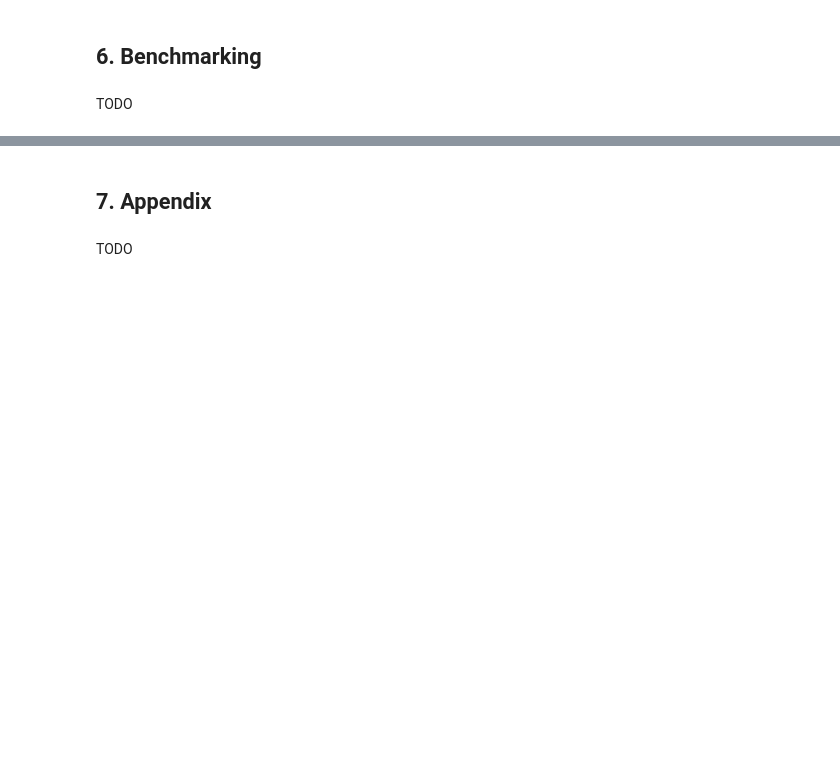
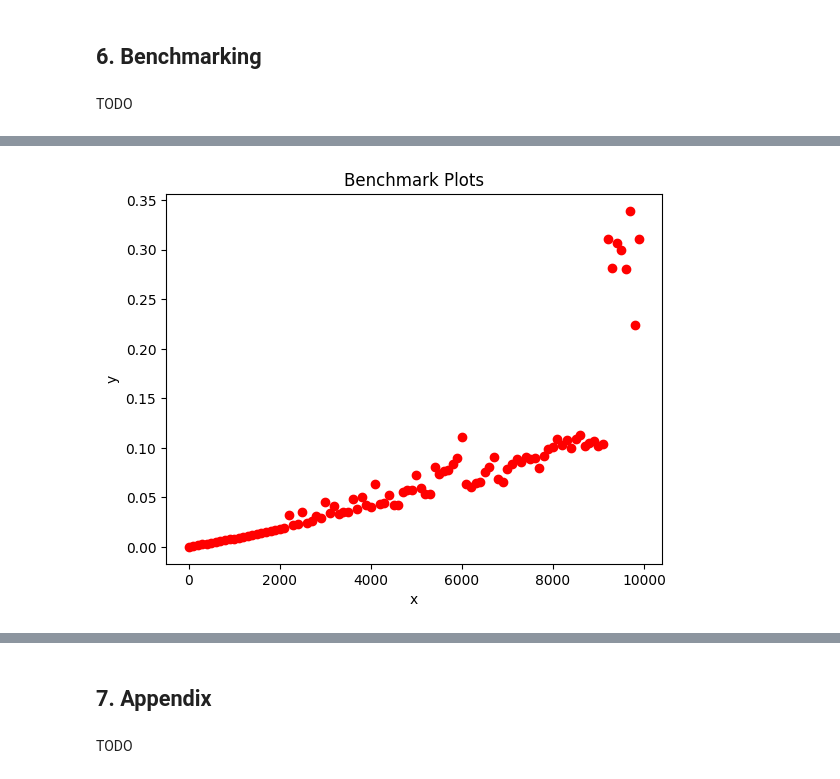
Before and after one commit to Insufficient-Charge/CSC3310_TeamN, a Jupyter notebook: Lab2.ipynb, the cells around one changed output, grey strips where cells are left out. Cells and saved outputs as stored; diff of their text form; code cells hidden in the pictures; blank space fills up the shorter version.

Commit message:
Benchmark changes

```diff
--- a/Lab2.ipynb
+++ b/Lab2.ipynb
@@ -426,0 +466,19 @@ TODO
+# %%
+avg_times = []
+ns = range(100, int(10e3), 100)
+a = -100
+b = 100
+num_cases = 10
+
+for n in ns:
+    cases = [generate_points(n,a,b) for _ in range(num_cases)]
+    elapsed_times = [benchmark(case, do_print=True) for case in cases]
+    elapsed_avg_time = sum(elapsed_times) / len(elapsed_times)
+    avg_times.append(elapsed_avg_time)
+
+plt.scatter(n, avg_times, color='red')
+# Title & axis labels
+plt.title("Benchmark Plots")
+plt.xlabel("x")
+plt.ylabel("y")
+plt.show()
@@ -426,0 +508,21 @@ TODO
+# %%
+avg_times = []
+ns = list(range(1, int(1e4), 100))
+a = -100
+b = 100
+num_cases = 10
+
+for n in ns:
+    print("N is", n)
+    cases = [generate_points(n,a,b,pointmaker=circle_point_maker) for _ in range(num_cases)]
+    elapsed_times = [benchmark(case, do_print=True) for case in cases]
+    elapsed_avg_time = sum(elapsed_times) / len(elapsed_times)
+    avg_times.append(elapsed_avg_time)
+
+plt.scatter(ns, avg_times, color='red')
+# Title & axis labels
+plt.title("Benchmark Plots")
+plt.xlabel("x")
+plt.ylabel("y")
+plt.show()
+# %% [output]
@@ -426,0 +546 @@ TODO
+[figure, added]
```
Also changed, not shown: parts of 10 cells of this notebook.
